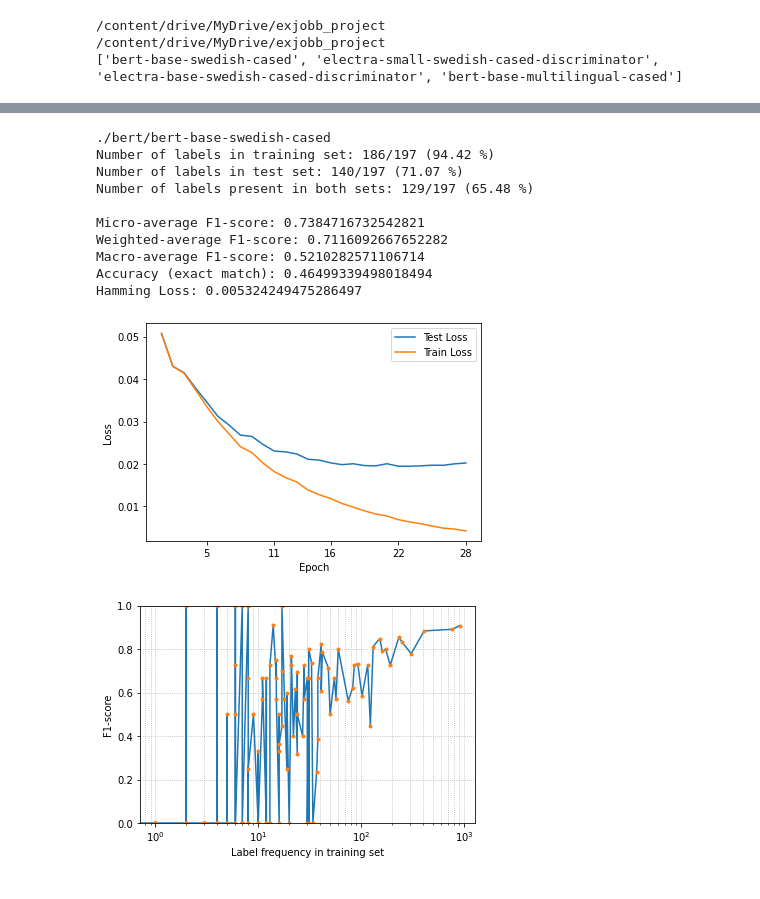
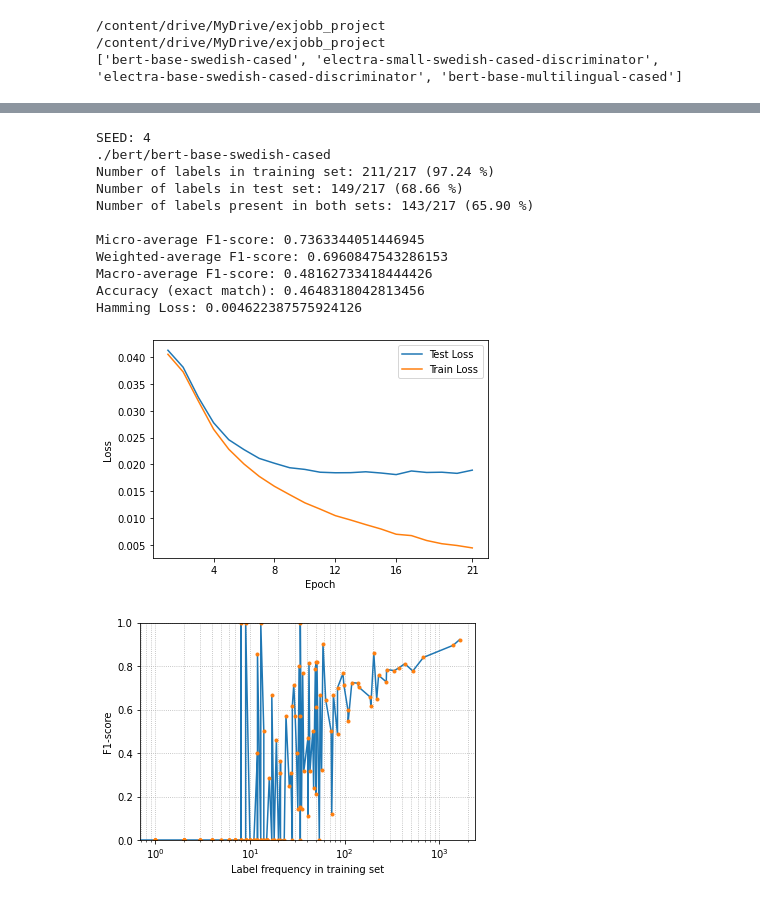
Before and after one commit to VisibaCare/SymptomMatchML, a Jupyter notebook: transformer_model.ipynb, the cells around one changed output, grey strips where cells are left out. Cells and saved outputs as stored; diff of their text form; code cells hidden in the pictures.

Commit message:
Added code for setting global RNG seed

```diff
--- a/transformer_model.ipynb
+++ b/transformer_model.ipynb
@@ -46,19 +57,20 @@ from collections import Counter
 path_to_data = './data'
 
 # create dataframe from sessions.json
-df = pd.read_json(f'{path_to_data}/sessions.json')
+df = pd.read_json(f'{path_to_data}/sessions/sessions_02.json')
 df.head()
 
 # create dictionaries for switching between symptom and id
 id2sym = {}
 sym2id = {}
 
-with open(f'{path_to_data}/symptoms.json') as json_file:
+with open(f'{path_to_data}/symptoms/symptoms_02.json') as json_file:
     data = json.load(json_file)
     for sym in data:
         id2sym[sym['id']] = sym['name']
         sym2id[sym['name']] = sym['id']
 
+print(f'Numer of symptoms in id2sym: {len(sym2id)}')
 
 # remove labels that have less than m occurrences
 m = 0
@@ -178,7 +193,6 @@ print(f'Max token length: {max_len}')
 
 
 train_dataset, test_dataset = train_test_split(df,
-                                        random_state=42,
                                         test_size=0.2,
                                         shuffle=True)
 train_dataset = train_dataset.reset_index(drop=True)
@@ -362,7 +377,7 @@ model.eval()
 y_pred_temp, y_true = get_pred_true(model, test_loader, D_out)
 # %%
 # set all values above threshold to 1, else 0
-th = 0.2
+th = 0.5
 y_pred = np.copy(y_pred_temp)
 y_pred[y_pred > th] = 1
 y_pred[y_pred <= th] = 0
@@ -386,6 +401,7 @@ labels_bin_train = label_counts_train
 labels_bin_sum = labels_bin_test + labels_bin_train
 labels_intersect = np.count_nonzero(labels_bin_sum[labels_bin_sum == 2])
 
+print(f'SEED: {SEED}')
 print(path_to_bert)
 print(f'Number of labels in training set: {labels_in_train}/{y_true.shape[1]} ({labels_in_train/y_true.shape[1]*100:.2f} %)')
 print(f'Number of labels in test set: {labels_in_test}/{y_true.shape[1]} ({labels_in_test/y_true.shape[1]*100:.2f} %)')
@@ -409,46 +425,47 @@ plt.ylabel('Loss')
 #plt.gca().set_ylim([0,0.1])
 plt.show()
 
 # plot f1-score in relation to label frequency in training set
 f1_per_label = f1_score(y_true, y_pred, average=None, zero_division=0)
 label_counts_train = np.sum(multilab_bin.transform(train_dataset['labels']), axis=0)
 label_counts_test = np.sum(multilab_bin.transform(test_dataset['labels']), axis=0)
 
 # only include labels that are present in the test set
 zipped = [(f1_per_label[i], label_counts_test[i], label_counts_train[i]) for i in range(len(label_counts_test)) if label_counts_test[i] > 0]
 zipped = sorted(zipped, key=lambda tup: tup[2])
 
 f1_per_label = [zipped[i][0] for i in range(len(zipped))]
 label_counts_train = [zipped[i][2] for i in range(len(zipped))]
 
 # make a regression over the data points
-s = UnivariateSpline(label_counts_train, f1_per_label, k=3, s=5)
-xs = np.linspace(1,label_counts_train[-1])
-ys = s(xs)
+#s = UnivariateSpline(label_counts_train, f1_per_label, k=3, s=5)
+#xs = np.linspace(1,label_counts_train[-1])
+#ys = s(xs)
 
 fig = plt.figure()
 ax = fig.add_subplot(1,1,1)
 plt.plot(label_counts_train, f1_per_label)
 plt.plot(label_counts_train, f1_per_label, '.')
-plt.plot(xs,ys)
+#plt.plot(xs,ys)
 ax.set_xscale('log')
 ax.set_ylim((0,1))
 plt.xlabel('Label frequency in training set')
 plt.ylabel('F1-score')
 plt.grid(True, which='both', linestyle=':')
 plt.show()
 # %% [output]
+SEED: 4
 ./bert/bert-base-swedish-cased
-Number of labels in training set: 186/197 (94.42 %)
-Number of labels in test set: 140/197 (71.07 %)
-Number of labels present in both sets: 129/197 (65.48 %)
+Number of labels in training set: 211/217 (97.24 %)
+Number of labels in test set: 149/217 (68.66 %)
+Number of labels present in both sets: 143/217 (65.90 %)
 
-Micro-average F1-score: 0.7384716732542821
-Weighted-average F1-score: 0.7116092667652282
-Macro-average F1-score: 0.5210282571106714
-Accuracy (exact match): 0.46499339498018494
-Hamming Loss: 0.005324249475286497
+Micro-average F1-score: 0.7363344051446945
+Weighted-average F1-score: 0.6960847543286153
+Macro-average F1-score: 0.48162733418444426
+Accuracy (exact match): 0.4648318042813456
+Hamming Loss: 0.004622387575924126
-[figure, old version]
+[figure, new version]
-[figure, old version]
+[figure, new version]
 # %%
 model.eval()
```
Also changed, not shown: parts of 9 cells of this notebook, 1 other file.
